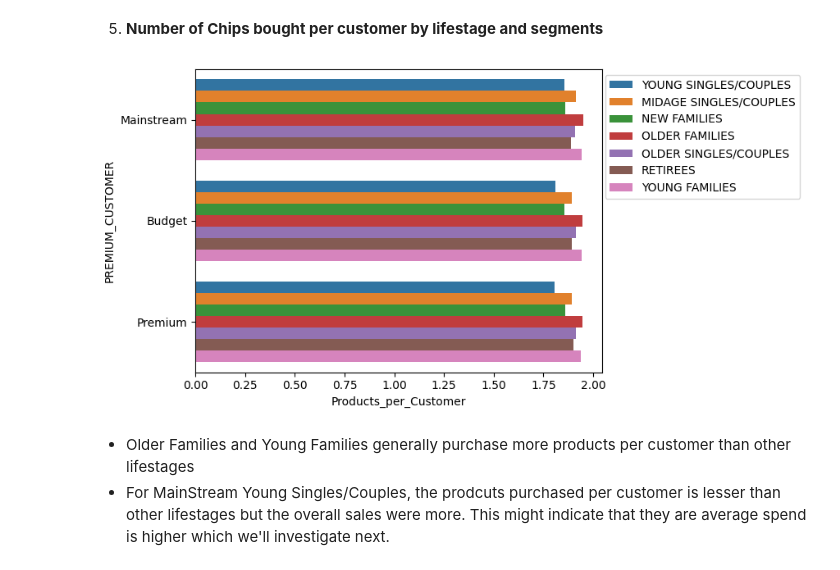
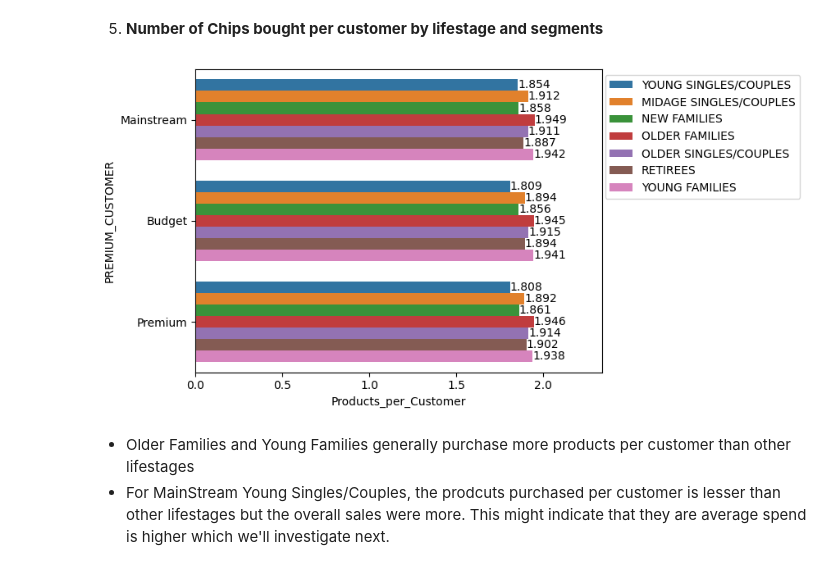
Before and after one commit to harshit000794/Data-Analysis, a Jupyter notebook: Customer_Purchase_Analysis.ipynb, the cells around one changed output. Saved outputs shown, nothing was run; the diff lists cells and outputs as text; code cells hidden in the pictures.

```diff
--- a/Customer_Purchase_Analysis.ipynb
+++ b/Customer_Purchase_Analysis.ipynb
@@ -333,7 +327,13 @@ palette_colors = sns.color_palette('tab10')
 lifestages = purchase_transaction_df.LIFESTAGE.unique()
 palette_dict = {lifestage: color for lifestage, color in zip(lifestages, palette_colors)}
 
-sns.countplot(data = purchase_transaction_df, y = 'PREMIUM_CUSTOMER', hue= 'LIFESTAGE', palette = palette_dict, hue_order= lifestages, order = purchase_transaction_df['PREMIUM_CUSTOMER'].value_counts().index)
+ax = sns.countplot(data = purchase_transaction_df, y = 'PREMIUM_CUSTOMER', hue= 'LIFESTAGE', palette = palette_dict, hue_order= lifestages, order = purchase_transaction_df['PREMIUM_CUSTOMER'].value_counts().index)
+# add annotations
+for c in ax.containers:
+    # custom label calculates percent and add an empty string so 0 value bars don't have a number
+    labels = [f'{h:0.1f}' if (h := v.get_width()) > 0 else '' for v in c]
+    ax.bar_label(c, labels=labels, label_type='edge')
+ax.margins(x=0.2)
 plt.legend(bbox_to_anchor=(1.5, 1))
 plt.show() # display the plot
 # %% [output]
@@ -346,7 +343,13 @@ plt.show() # display the plot
 # %%
 tot_sales_segment = purchase_transaction_df.groupby(['PREMIUM_CUSTOMER','LIFESTAGE'])['TOT_SALES'].sum().to_frame()
 tot_sales_segment = tot_sales_segment.reset_index()
-sns.barplot(data = tot_sales_segment, x='TOT_SALES', y = 'PREMIUM_CUSTOMER', hue= 'LIFESTAGE', palette = palette_dict, hue_order= lifestages, order = purchase_transaction_df['PREMIUM_CUSTOMER'].value_counts().index)
+ax = sns.barplot(data = tot_sales_segment, x='TOT_SALES', y = 'PREMIUM_CUSTOMER', hue= 'LIFESTAGE', palette = palette_dict, hue_order= lifestages, order = purchase_transaction_df['PREMIUM_CUSTOMER'].value_counts().index)
+# add annotations
+for c in ax.containers:
+    # custom label calculates percent and add an empty string so 0 value bars don't have a number
+    labels = [f'{h:0.1f}' if (h := v.get_width()) > 0 else '' for v in c]
+    ax.bar_label(c, labels=labels, label_type='edge')
+ax.margins(x=0.2)
 plt.legend(bbox_to_anchor=(1.5, 1))
 plt.show() # display the plot
 # %% [output]
@@ -363,16 +366,21 @@ We'll look at both these factors for all the lifestages to further examine their
 # %%
 #calculating the number of products per customer for each lifestage
 number_products_per_segment = purchase_transaction_df.groupby(['PREMIUM_CUSTOMER','LIFESTAGE'])['PROD_QTY'].sum().to_frame().reset_index()
 number_customers_per_segment = purchase_transaction_df.groupby(['PREMIUM_CUSTOMER','LIFESTAGE']).size().to_frame().reset_index()
 number_customers_per_segment = number_customers_per_segment.rename(columns={0:'Number_of_Customers'})
 number_products_per_segment['Products_per_Customer'] = number_products_per_segment['PROD_QTY']/number_customers_per_segment['Number_of_Customers']
 
 #plotting the result
-sns.barplot(data = number_products_per_segment, x='Products_per_Customer', y = 'PREMIUM_CUSTOMER', hue= 'LIFESTAGE', palette = palette_dict, hue_order= lifestages, order = purchase_transaction_df['PREMIUM_CUSTOMER'].value_counts().index)
+ax = sns.barplot(data = number_products_per_segment, x='Products_per_Customer', y = 'PREMIUM_CUSTOMER', hue= 'LIFESTAGE', palette = palette_dict, hue_order= lifestages, order = purchase_transaction_df['PREMIUM_CUSTOMER'].value_counts().index)
+for c in ax.containers:
+    # custom label calculates percent and add an empty string so 0 value bars don't have a number
+    labels = [f'{h:0.3f}' if (h := v.get_width()) > 0 else '' for v in c]
+    ax.bar_label(c, labels=labels, label_type='edge')
+ax.margins(x=0.2)
 plt.legend(bbox_to_anchor=(1.5, 1))
 plt.show() # display the plot
 # %% [output]
-[figure, old version]
+[figure, new version]
 # %% [markdown]
 - Older Families and Young Families generally purchase more products per customer than other lifestages
 - For MainStream Young Singles/Couples, the prodcuts purchased per customer is lesser than other lifestages but the overall sales were more. This might indicate that they are average spend is higher which we'll investigate next.
```
Also changed, not shown: parts of 8 cells of this notebook.
